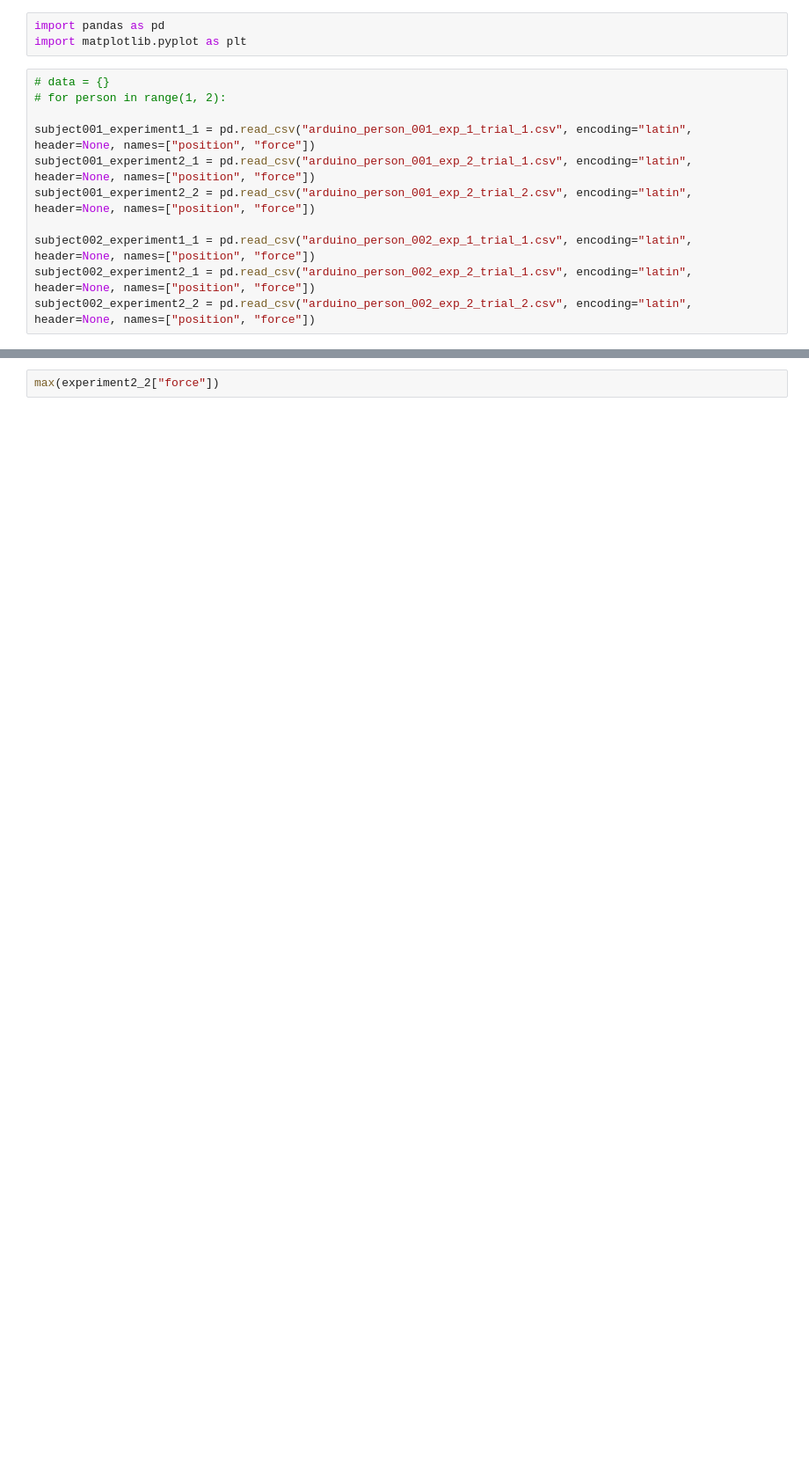
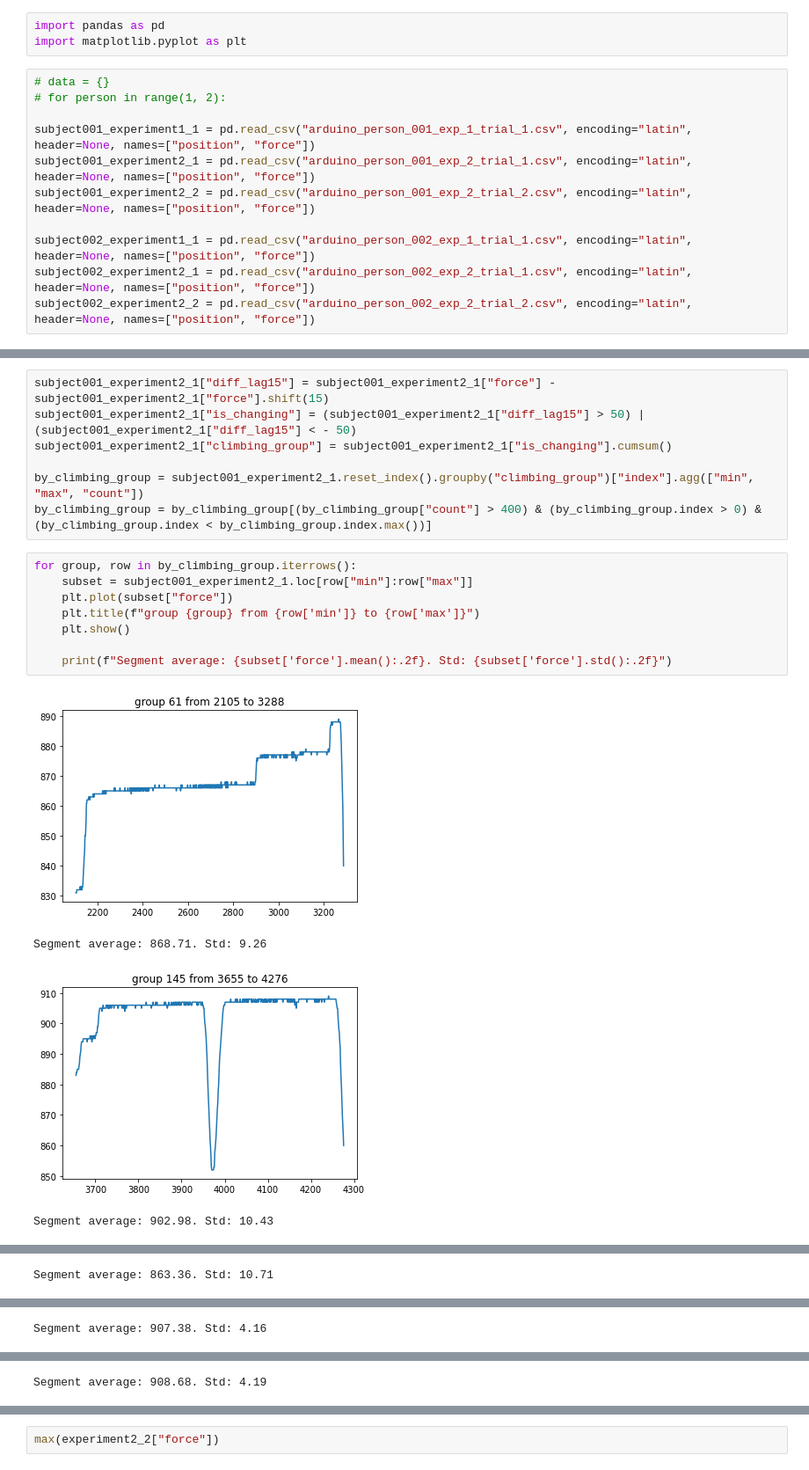
Before and after one commit to Jenirethvanessa/robotic_end-effector, a Jupyter notebook: experiment_1_results.ipynb, the cells around one changed output, grey strips where cells are left out. Shown: that part at 88% size. Drawn from its saved outputs; the diff is of its cells as text; blank space fills up the shorter version.

```diff
--- a/experiment_1_results.ipynb
+++ b/experiment_1_results.ipynb
@@ -14,0 +41,20 @@ subject002_experiment2_2 = pd.read_csv("arduino_person_002_exp_2_trial_2.csv", e
+# %%
+subject001_experiment2_1["diff_lag15"] = subject001_experiment2_1["force"] - subject001_experiment2_1["force"].shift(15)
+subject001_experiment2_1["is_changing"] = (subject001_experiment2_1["diff_lag15"] > 50) | (subject001_experiment2_1["diff_lag15"] < - 50)
+subject001_experiment2_1["climbing_group"] = subject001_experiment2_1["is_changing"].cumsum()
+
+by_climbing_group = subject001_experiment2_1.reset_index().groupby("climbing_group")["index"].agg(["min", "max", "count"])
+by_climbing_group = by_climbing_group[(by_climbing_group["count"] > 400) & (by_climbing_group.index > 0) & (by_climbing_group.index < by_climbing_group.index.max())]
+# %%
+for group, row in by_climbing_group.iterrows():
+    subset = subject001_experiment2_1.loc[row["min"]:row["max"]]
+    plt.plot(subset["force"])
+    plt.title(f"group {group} from {row['min']} to {row['max']}")
+    plt.show()
+
+    print(f"Segment average: {subset['force'].mean():.2f}. Std: {subset['force'].std():.2f}")
+# %% [output]
+[figure, added]
+Segment average: 868.71. Std: 9.26
+[figure, added]
+Segment average: 902.98. Std: 10.43
@@ -14,0 +62 @@ subject002_experiment2_2 = pd.read_csv("arduino_person_002_exp_2_trial_2.csv", e
+Segment average: 863.36. Std: 10.71
@@ -14,0 +64 @@ subject002_experiment2_2 = pd.read_csv("arduino_person_002_exp_2_trial_2.csv", e
+Segment average: 907.38. Std: 4.16
@@ -14,0 +66 @@ subject002_experiment2_2 = pd.read_csv("arduino_person_002_exp_2_trial_2.csv", e
+Segment average: 908.68. Std: 4.19
```
Also changed, not shown: parts of 9 cells of this notebook, 1 other file.
